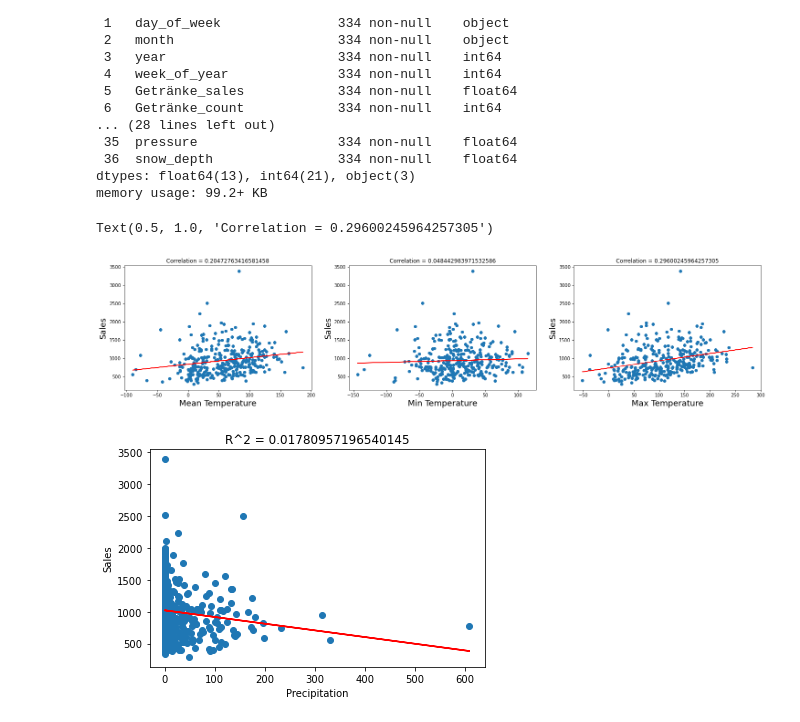
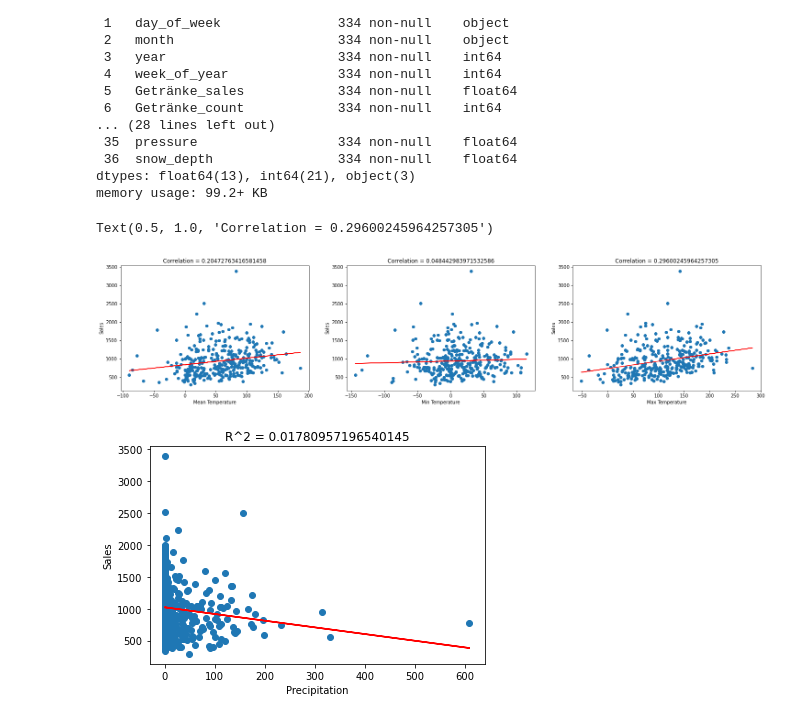
Before and after one commit to magicmagnus/CoffeeClimateCorrelation, a Jupyter notebook: plot_combined_data.ipynb, the cells around one changed output. Drawn from its saved outputs; the diff is of its cells as text; code cells hidden in the pictures.

```diff
--- a/plot_combined_data.ipynb
+++ b/plot_combined_data.ipynb
@@ -28,50 +30,41 @@ memory usage: 99.2+ KB
 # %%
 # plot the correlation between sales and mean, min and max temperature
 fig, axes = plt.subplots(1, 3, figsize=(25, 5))
-# make the font size bigger in all plots
-plt.rcParams.update({'font.size': 12,
-                        'axes.labelsize': 12,
-                        'axes.titlesize': 12,
-                        'xtick.labelsize': 12,
-                        'ytick.labelsize': 12,
-                        'legend.fontsize': 12,
-                        'figure.titlesize': 12})
-
 
 axes[0].scatter(df["temperature_mean"], df["Getränke_sales"])
 axes[0].set_xlabel("Mean Temperature")
 axes[0].set_ylabel("Sales")
-# fit a linear regression line with sklearn
+# fit a linear regression line with sklearn to plot the line in the plot
 from sklearn.linear_model import LinearRegression
 X = df["temperature_mean"].values.reshape(-1, 1)
 y = df["Getränke_sales"].values.reshape(-1, 1)
 reg = LinearRegression().fit(X, y)
 axes[0].plot(X, reg.predict(X), color="red")
-corr = df["Getränke_sales"].corr(df["temperature_mean"])
+corr = df["Getränke_sales"].corr(df["temperature_mean"]) # inbuilt function to calculate correlation???
 axes[0].set_title("Correlation = {}".format(corr))
 
 
 axes[1].scatter(df["temperature_min"], df["Getränke_sales"])
 axes[1].set_xlabel("Min Temperature")
 axes[1].set_ylabel("Sales")
 X = df["temperature_min"].values.reshape(-1, 1)
 reg = LinearRegression().fit(X, y)
 axes[1].plot(X, reg.predict(X), color="red")
 corr = df["Getränke_sales"].corr(df["temperature_min"])
 axes[1].set_title("Correlation = {}".format(corr))
 
 
 axes[2].scatter(df["temperature_max"], df["Getränke_sales"])
 axes[2].set_xlabel("Max Temperature")
 axes[2].set_ylabel("Sales")
 X = df["temperature_max"].values.reshape(-1, 1)
 reg = LinearRegression().fit(X, y)
 axes[2].plot(X, reg.predict(X), color="red")
 corr = df["Getränke_sales"].corr(df["temperature_max"])
 axes[2].set_title("Correlation = {}".format(corr))
 # %% [output]
 Text(0.5, 1.0, 'Correlation = 0.29600245964257305')
-[figure, old version]
+[figure, new version]
 # %%
 # plot the correlation between sales and precipitation
 plt.scatter(df["precipitation"], df["Getränke_sales"])
```
Also changed, not shown: parts of 8 cells of this notebook, 4 other files.
